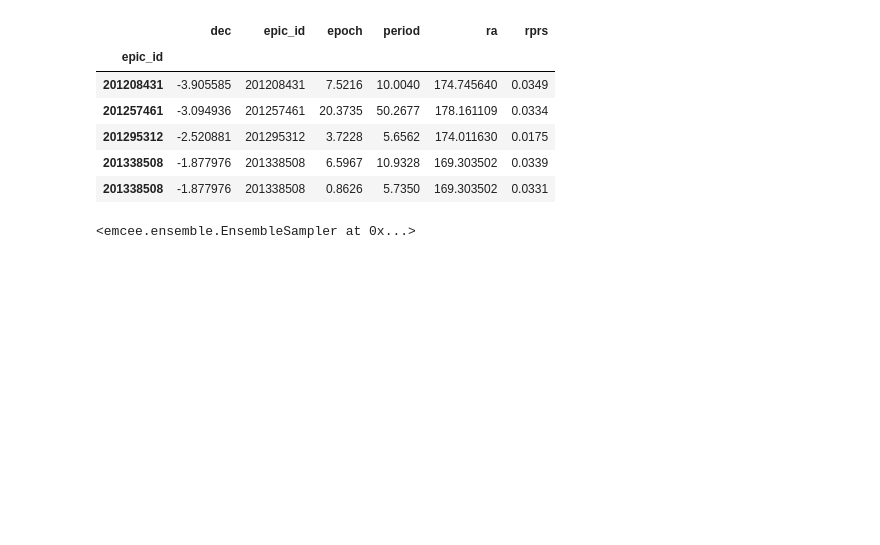
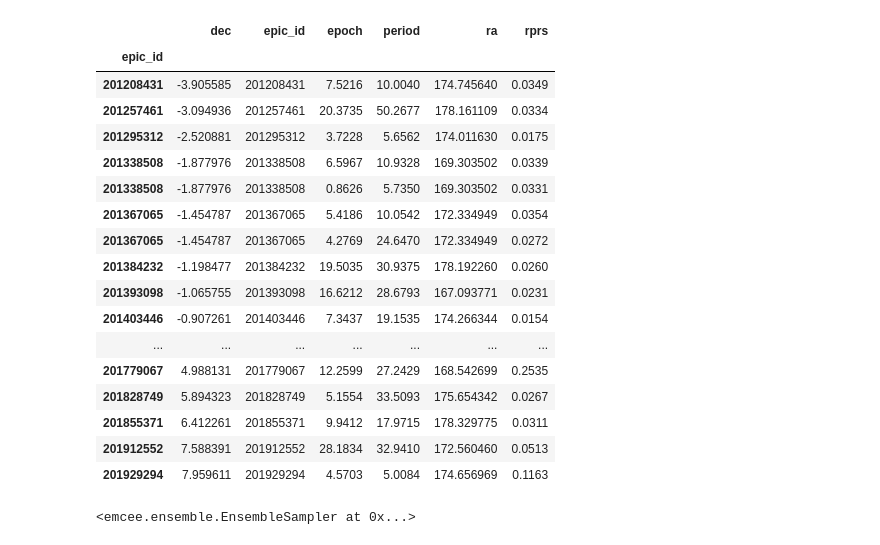
Before and after one commit to benmontet/k2-characterization, a Jupyter notebook: fpp/test.ipynb, the cells around one changed output. Cells and saved outputs as stored; diff of their text form; code cells hidden in the pictures; blank space fills up the shorter version.

```diff
--- a/fpp/test.ipynb
+++ b/fpp/test.ipynb
@@ -9,15 +9,26 @@ from k2fpp.transitsignal import get_samples, K2_TransitSignal
 from k2fpp.tables import PAPER1_TABLE
 from k2fpp.starmodels import get_starmodel
 # %%
-PAPER1_TABLE.head(5)
+PAPER1_TABLE
 # %% [output]
 |  | dec | epic_id | epoch | period | ra | rprs |
 | epic_id |  |  |  |  |  |  |
 | 201208431 | -3.905585 | 201208431 | 7.5216 | 10.0040 | 174.745640 | 0.0349 |
 | 201257461 | -3.094936 | 201257461 | 20.3735 | 50.2677 | 178.161109 | 0.0334 |
 | 201295312 | -2.520881 | 201295312 | 3.7228 | 5.6562 | 174.011630 | 0.0175 |
 | 201338508 | -1.877976 | 201338508 | 6.5967 | 10.9328 | 169.303502 | 0.0339 |
 | 201338508 | -1.877976 | 201338508 | 0.8626 | 5.7350 | 169.303502 | 0.0331 |
+| 201367065 | -1.454787 | 201367065 | 5.4186 | 10.0542 | 172.334949 | 0.0354 |
+| 201367065 | -1.454787 | 201367065 | 4.2769 | 24.6470 | 172.334949 | 0.0272 |
+| 201384232 | -1.198477 | 201384232 | 19.5035 | 30.9375 | 178.192260 | 0.0260 |
+| 201393098 | -1.065755 | 201393098 | 16.6212 | 28.6793 | 167.093771 | 0.0231 |
+| 201403446 | -0.907261 | 201403446 | 7.3437 | 19.1535 | 174.266344 | 0.0154 |
+| ... | ... | ... | ... | ... | ... | ... |
+| 201779067 | 4.988131 | 201779067 | 12.2599 | 27.2429 | 168.542699 | 0.2535 |
+| 201828749 | 5.894323 | 201828749 | 5.1554 | 33.5093 | 175.654342 | 0.0267 |
+| 201855371 | 6.412261 | 201855371 | 9.9412 | 17.9715 | 178.329775 | 0.0311 |
+| 201912552 | 7.588391 | 201912552 | 28.1834 | 32.9410 | 172.560460 | 0.0513 |
+| 201929294 | 7.959611 | 201929294 | 4.5703 | 5.0084 | 174.656969 | 0.1163 |
 # %%
 mod = get_starmodel(201257461, max_distance=5000)
 mod.fit_mcmc()
```
Also changed, not shown: 1 other file.
